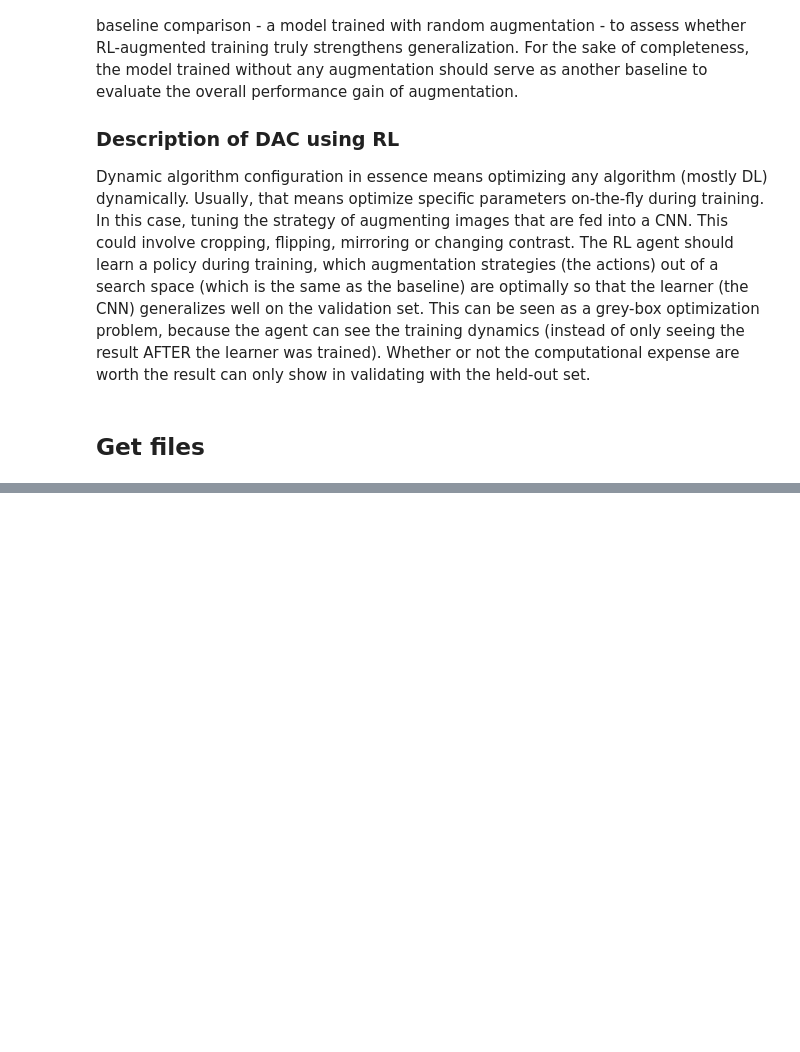
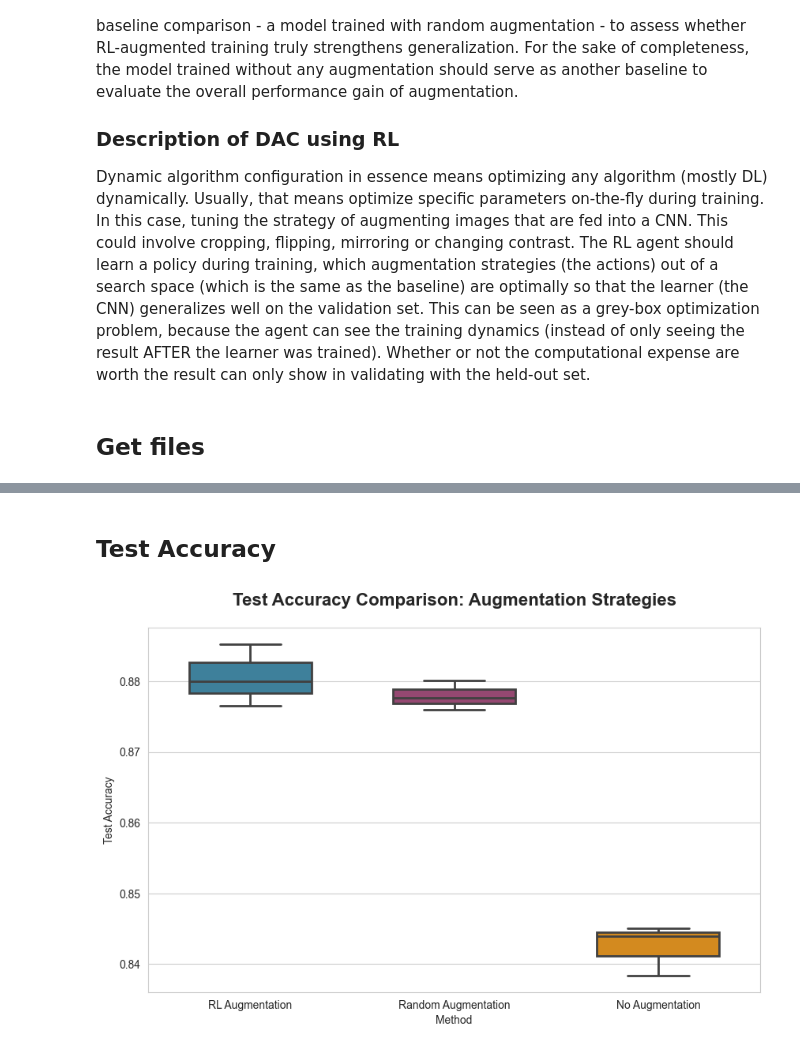
Before and after one commit to LiebenHaider/RLExam, a Jupyter notebook: src/Plots.ipynb, the cells around one changed output, grey strips where cells are left out. Saved outputs shown, nothing was run; the diff lists cells and outputs as text; code cells hidden in the pictures; blank space fills up the shorter version.

```diff
--- a/src/Plots.ipynb
+++ b/src/Plots.ipynb
@@ -79,0 +147,23 @@ IndexError: list index out of range
+# %% [markdown]
+## Test Accuracy
+# %%
+data = []
+methods = ['RL Augmentation', 'Random Augmentation', 'No Augmentation']
+results = [test_rl, test_rand, test_base]
+
+for method, accuracies in zip(methods, results):
+    for acc in accuracies:
+        data.append({'Method': method, 'Test Accuracy': acc})
+
+data_df = pd.DataFrame(data)
+
+# Set style and create plot
+sns.set_style("whitegrid")
+plt.figure(figsize=(10, 6))
+ax = sns.boxplot(data_df, x='Method', y='Test Accuracy', palette=['#2E86AB', '#A23B72', '#F18F01'],
+                    width=0.6, linewidth=2, hue='Method')
+plt.title('Test Accuracy Comparison: Augmentation Strategies',
+            fontsize=16, fontweight='bold', pad=20)
+plt.show()
+# %% [output]
+[figure, added]
```
Also changed, not shown: parts of 8 cells of this notebook.
